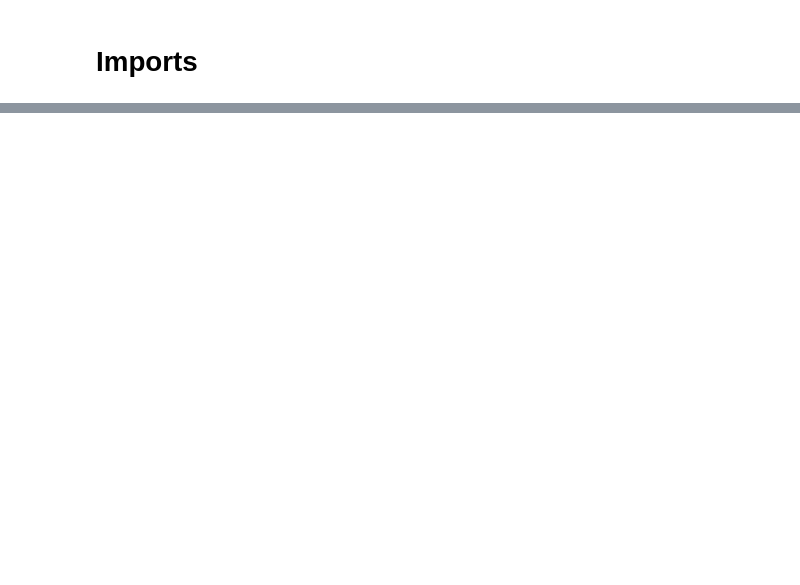
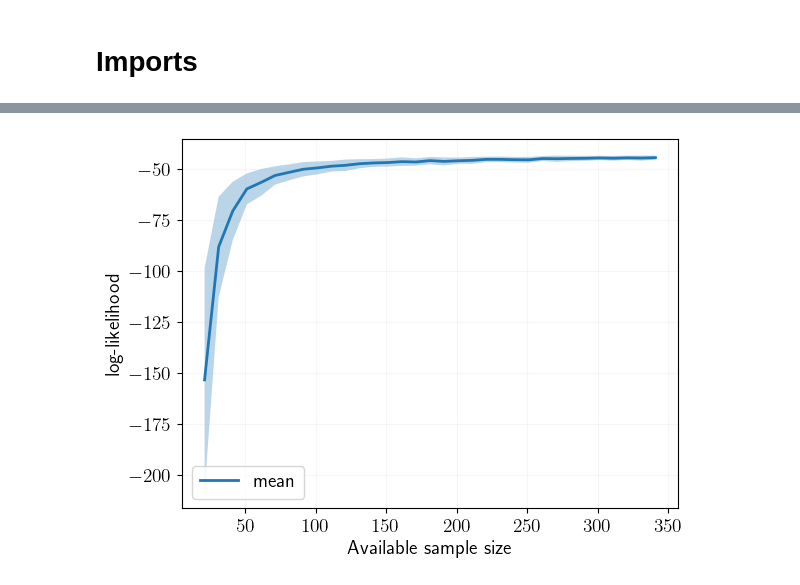
Before and after one commit to kisnikser/Bayesian-Sample-Size-Estimation, a Jupyter notebook: llhstd.ipynb, the cells around one changed output, grey strips where cells are left out. Saved outputs shown, nothing was run; the diff lists cells and outputs as text; code cells hidden in the pictures; blank space fills up the shorter version.

```diff
--- a/llhstd.ipynb
+++ b/llhstd.ipynb
@@ -167,0 +125,6 @@ plt.show()
+# %%
+dataset = Dataset(X, y)
+# %%
+X_train, X_test, y_train, y_test = dataset.train_test_split()
+# %%
+sample_sizes = np.arange(n, X_train.shape[0], 10) + 1
@@ -167,0 +148,3 @@ plt.show()
+# %%
+llh_means = llhs.mean(axis=1)
+llh_stds = llhs.std(axis=1)
@@ -167,0 +153,10 @@ plt.show()
+# %%
+plt.plot(sample_sizes, llh_means, label='mean')
+plt.fill_between(sample_sizes, llh_means - llh_stds, llh_means + llh_stds, alpha=0.3)
+
+plt.legend()
+plt.xlabel('Available sample size')
+plt.ylabel('log-likelihood')
+plt.show()
+# %% [output]
+[figure, added]
```
Also changed, not shown: parts of 53 cells of this notebook, 8 other files.
